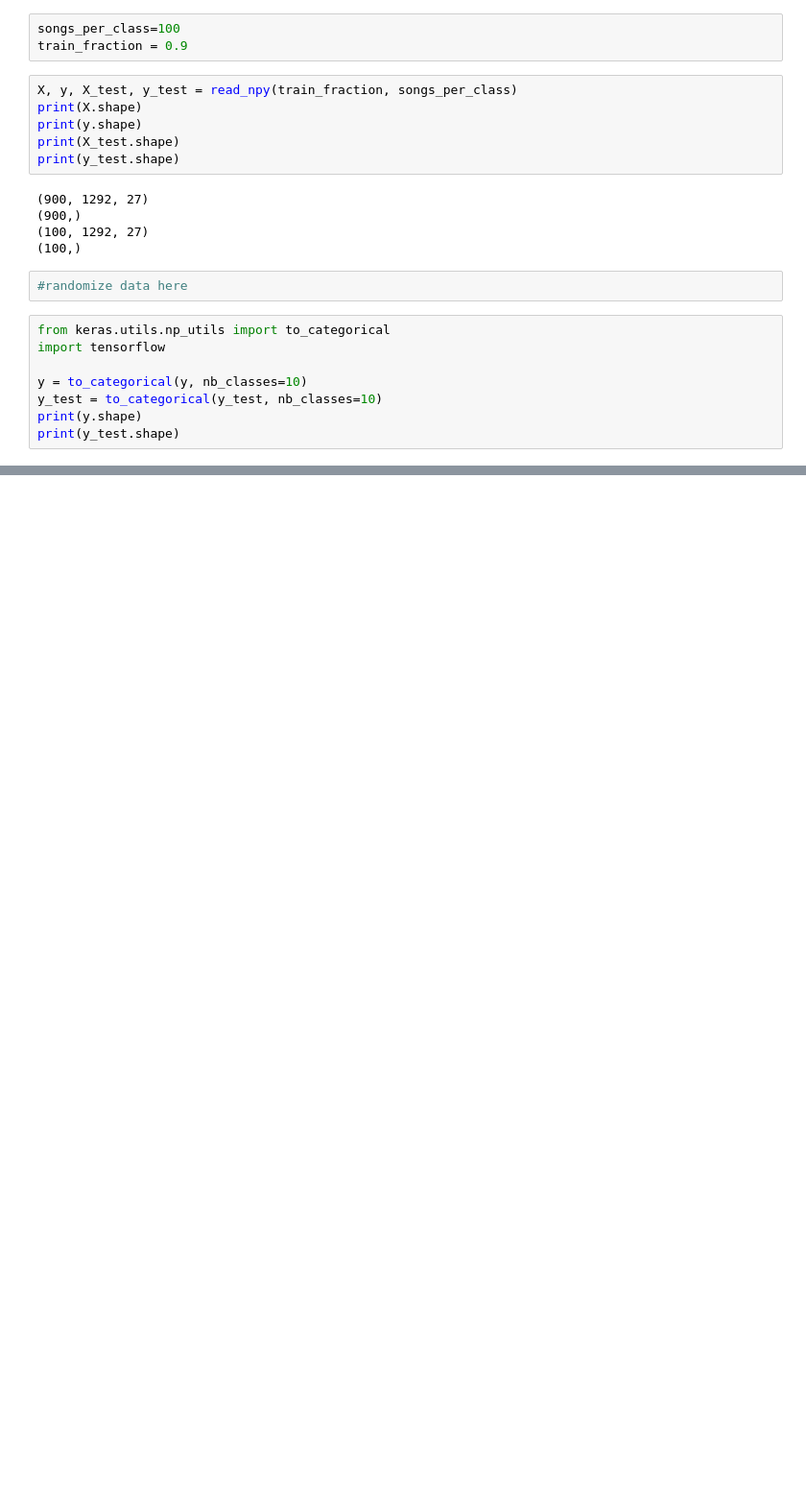
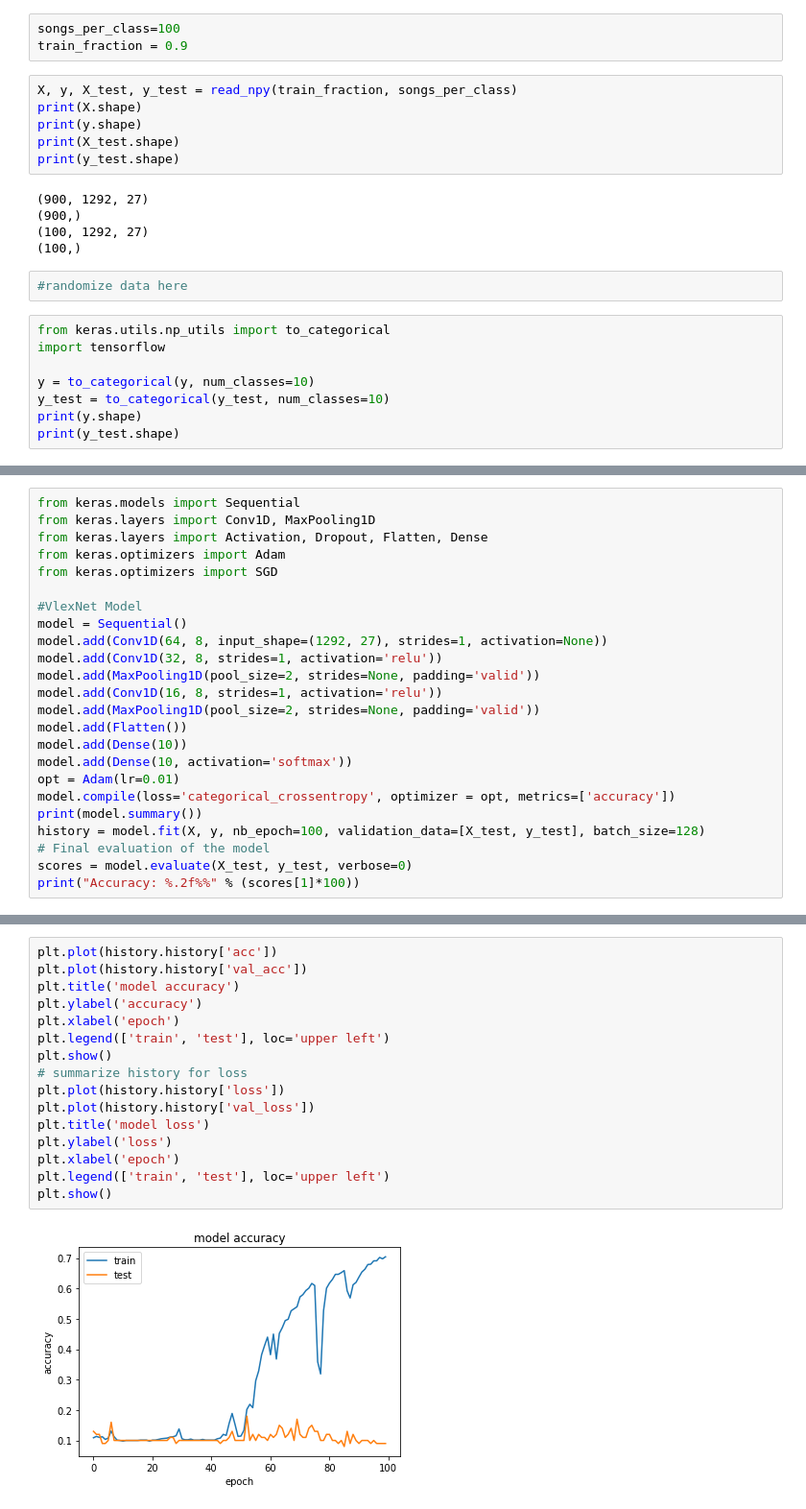
Before and after one commit to mgriffin1994/EE379K, a Jupyter notebook: FinalProj.ipynb, the cells around one changed output, grey strips where cells are left out. Shown at 96% size. Saved outputs shown, nothing was run; the diff lists cells and outputs as text; blank space fills up the shorter version.

```diff
--- a/FinalProj.ipynb
+++ b/FinalProj.ipynb
@@ -193,8 +185,8 @@ print(y_test.shape)
 from keras.utils.np_utils import to_categorical
 import tensorflow
 
-y = to_categorical(y, nb_classes=10)
-y_test = to_categorical(y_test, nb_classes=10)
+y = to_categorical(y, num_classes=10)
+y_test = to_categorical(y_test, num_classes=10)
 print(y.shape)
 print(y_test.shape)
 # %% [output]
@@ -218,0 +230,24 @@ print("Accuracy: %.2f%%" % (scores[1]*100))
+# %%
+from keras.models import Sequential
+from keras.layers import Conv1D, MaxPooling1D
+from keras.layers import Activation, Dropout, Flatten, Dense
+from keras.optimizers import Adam
+from keras.optimizers import SGD
+
+#VlexNet Model
+model = Sequential()
+model.add(Conv1D(64, 8, input_shape=(1292, 27), strides=1, activation=None))
+model.add(Conv1D(32, 8, strides=1, activation='relu'))
+model.add(MaxPooling1D(pool_size=2, strides=None, padding='valid'))
+model.add(Conv1D(16, 8, strides=1, activation='relu'))
+model.add(MaxPooling1D(pool_size=2, strides=None, padding='valid'))
+model.add(Flatten())
+model.add(Dense(10))
+model.add(Dense(10, activation='softmax'))
+opt = Adam(lr=0.01)
+model.compile(loss='categorical_crossentropy', optimizer = opt, metrics=['accuracy'])
+print(model.summary())
+history = model.fit(X, y, nb_epoch=100, validation_data=[X_test, y_test], batch_size=128)
+# Final evaluation of the model
+scores = model.evaluate(X_test, y_test, verbose=0)
+print("Accuracy: %.2f%%" % (scores[1]*100))
@@ -218,0 +290,18 @@ print("Accuracy: %.2f%%" % (scores[1]*100))
+# %%
+plt.plot(history.history['acc'])
+plt.plot(history.history['val_acc'])
+plt.title('model accuracy')
+plt.ylabel('accuracy')
+plt.xlabel('epoch')
+plt.legend(['train', 'test'], loc='upper left')
+plt.show()
+# summarize history for loss
+plt.plot(history.history['loss'])
+plt.plot(history.history['val_loss'])
+plt.title('model loss')
+plt.ylabel('loss')
+plt.xlabel('epoch')
+plt.legend(['train', 'test'], loc='upper left')
+plt.show()
+# %% [output]
+[figure, added]
```
Also changed, not shown: parts of 9 cells of this notebook.
